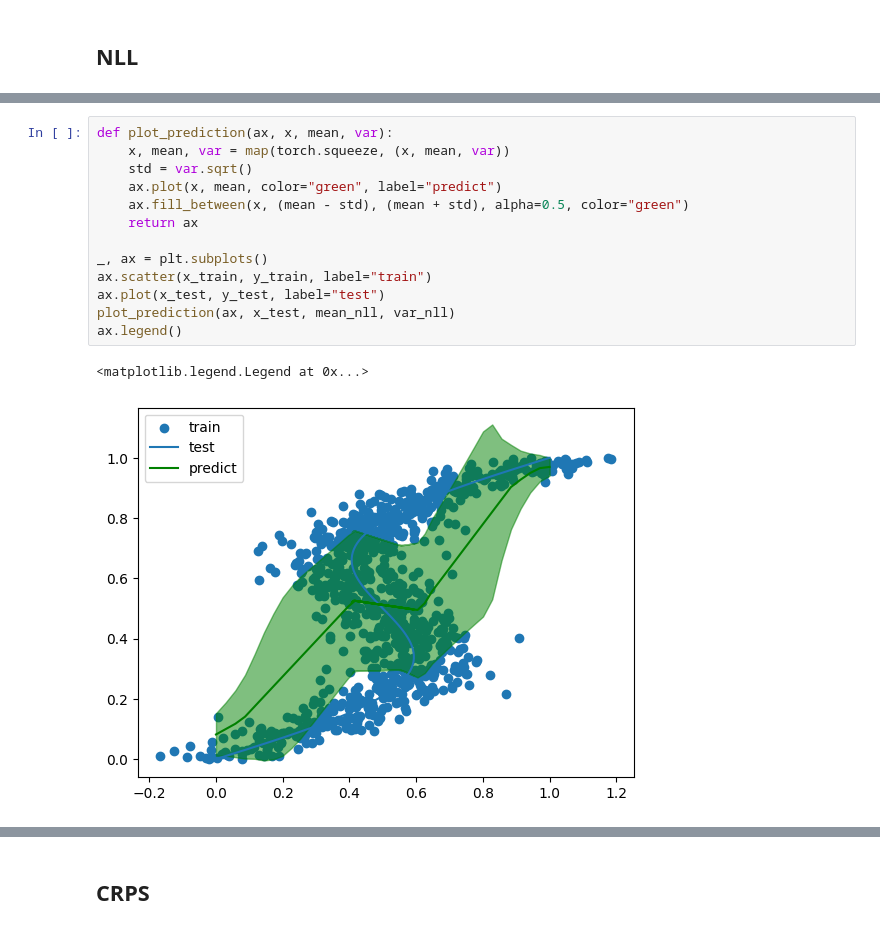
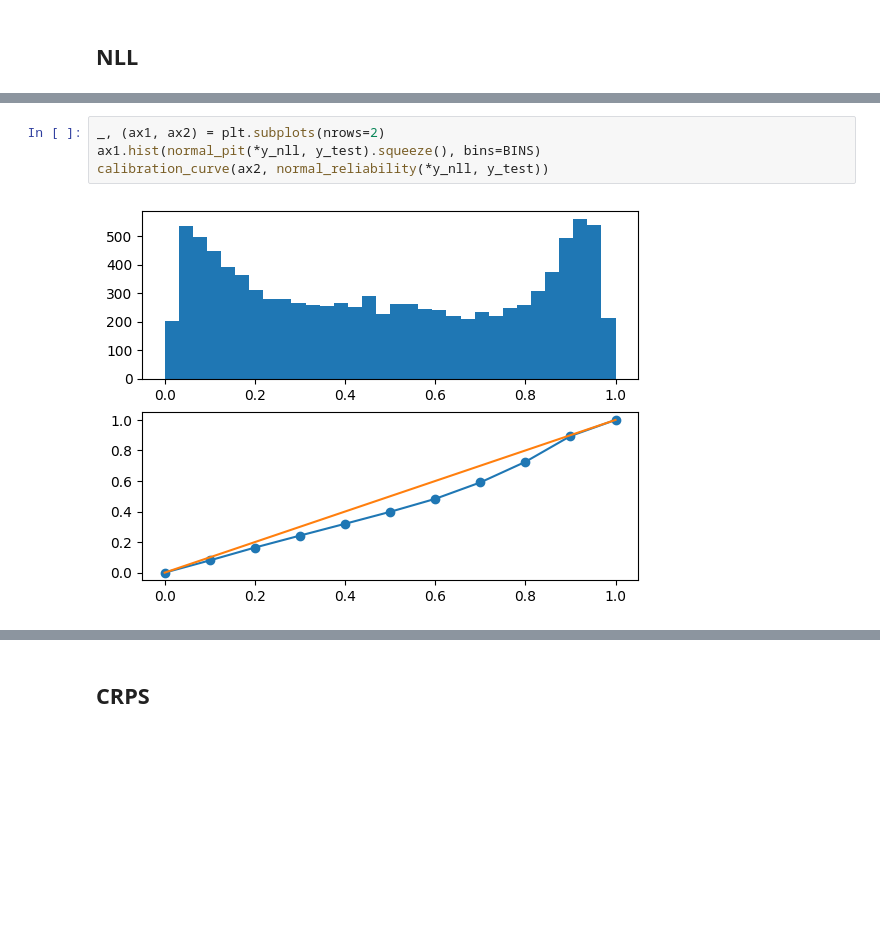
Before and after one commit to podondra/active-domain-adaptation, a Jupyter notebook: inverse.ipynb, the cells around one changed output, grey strips where cells are left out. Saved outputs shown, nothing was run; the diff lists cells and outputs as text; blank space fills up the shorter version.

```diff
--- a/inverse.ipynb
+++ b/inverse.ipynb
@@ -54,16 +43,6 @@ mean_nll.shape, var_nll.shape
-# %%
-def plot_prediction(ax, x, mean, var):
-    x, mean, var = map(torch.squeeze, (x, mean, var))
-    std = var.sqrt()
-    ax.plot(x, mean, color="green", label="predict")
-    ax.fill_between(x, (mean - std), (mean + std), alpha=0.5, color="green")
-    return ax
-
-_, ax = plt.subplots()
-ax.scatter(x_train, y_train, label="train")
-ax.plot(x_test, y_test, label="test")
-plot_prediction(ax, x_test, mean_nll, var_nll)
-ax.legend()
-# %% [output]
-<matplotlib.legend.Legend at 0x...>
-[figure, removed]
+# %%
+_, (ax1, ax2) = plt.subplots(nrows=2)
+ax1.hist(normal_pit(*y_nll, y_test).squeeze(), bins=BINS)
+calibration_curve(ax2, normal_reliability(*y_nll, y_test))
+# %% [output]
+[figure, added]
```
Also changed, not shown: parts of 24 cells of this notebook, 3 other files.
